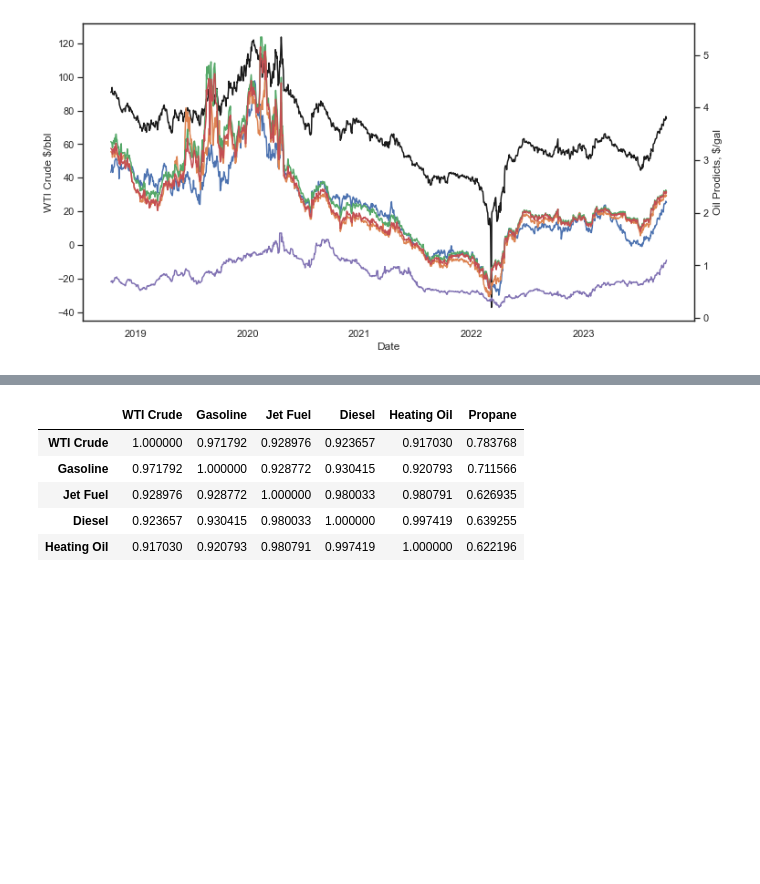
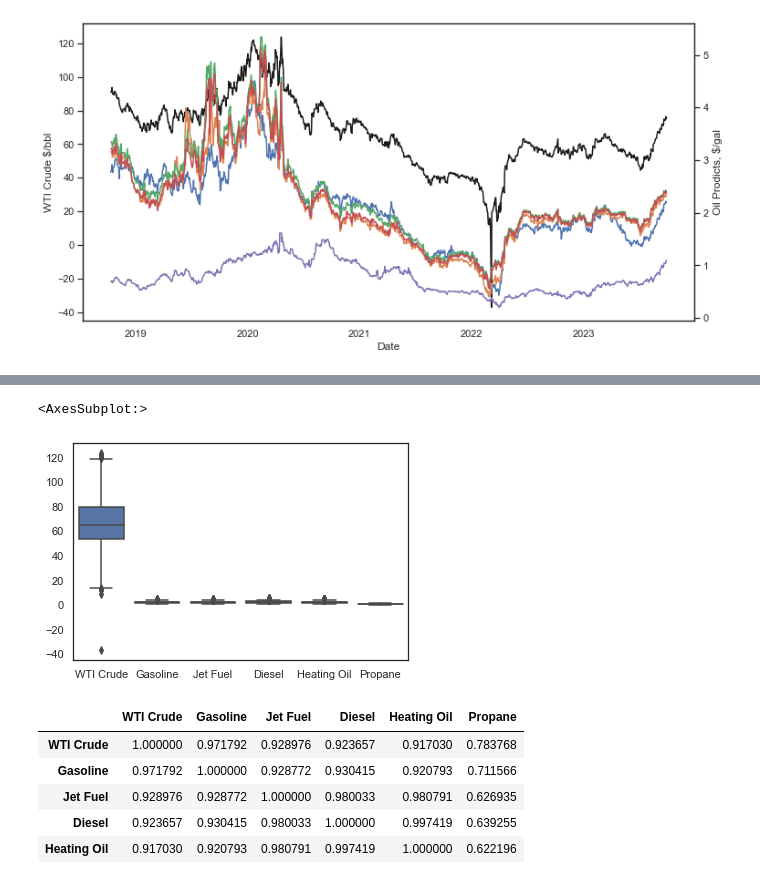
Before and after one commit to timdanilov/capstone-project, a Jupyter notebook: capstone.ipynb, the cells around one changed output, grey strips where cells are left out. Drawn from its saved outputs; the diff is of its cells as text; code cells hidden in the pictures; blank space fills up the shorter version.

Commit message:
Introduced Boxplots

```diff
--- a/capstone.ipynb
+++ b/capstone.ipynb
@@ -133,3 +137,8 @@ sns.displot(returns_df.iloc[1:], x="WTI Crude")
+# %%
+sns.boxplot(data=oil_products_df)
+# %% [output]
+<AxesSubplot:>
+[figure, added]
 # %%
 # Calculate the correlation matrix
 correlation_matrix = oil_products_df.corr()
```
Also changed, not shown: parts of 6 cells of this notebook.
